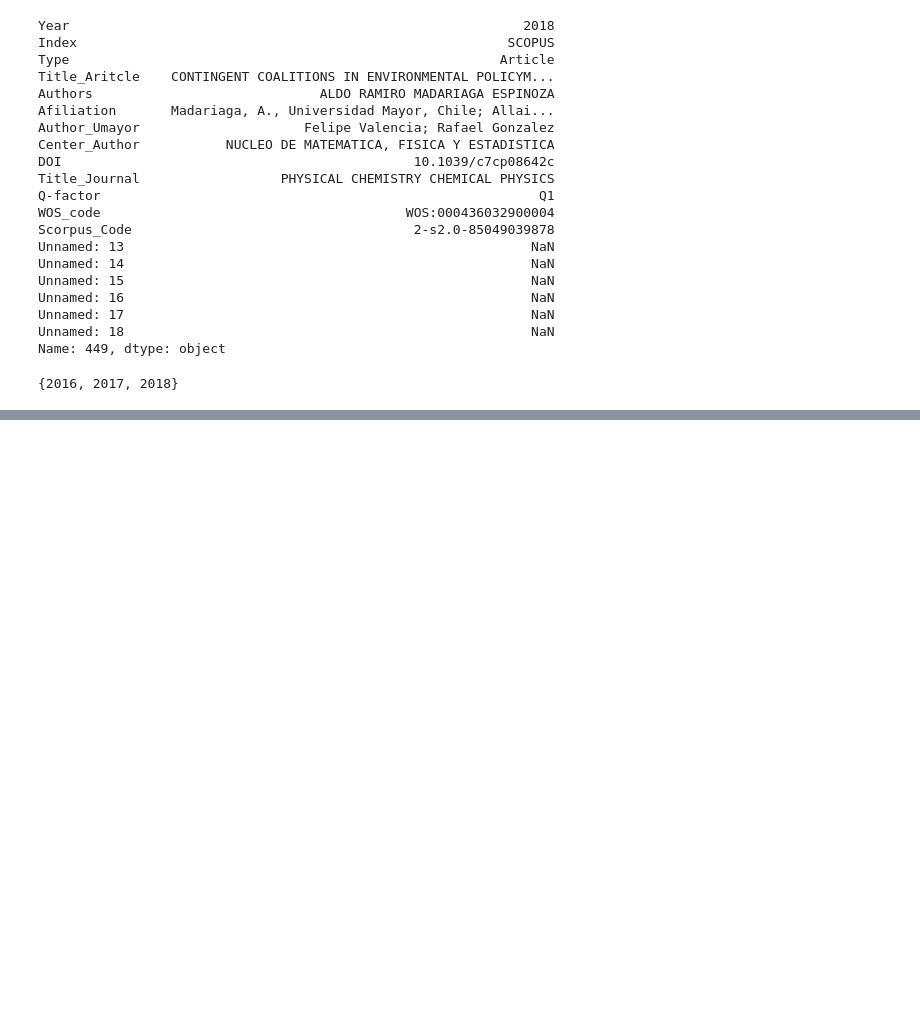
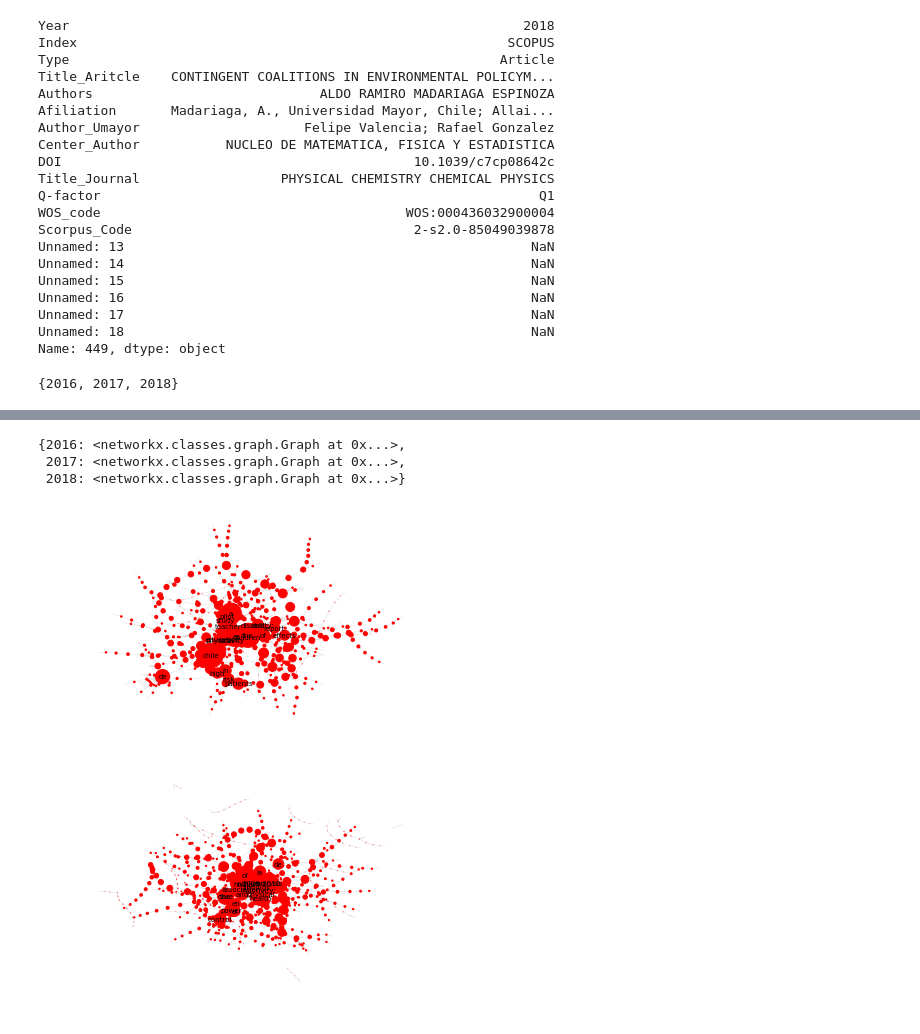
Before and after one commit to javiervz/datos, a Jupyter notebook: datos.ipynb, the cells around one changed output, grey strips where cells are left out. Cells and saved outputs as stored; diff of their text form; code cells hidden in the pictures; blank space fills up the shorter version.

```diff
--- a/datos.ipynb
+++ b/datos.ipynb
@@ -94,0 +109,2 @@ autores_dict
+# %%
+titles_dict = {year:[[word.lower() for word in title[0].split(' ') if word not in stopwords_list] for title in titles_dict[year]] for year in titles_dict.keys()}
@@ -94,0 +136,49 @@ autores_dict
+# %%
+def GoW_adj(text_clean,radius=1):
+    G=nx.Graph()
+    for sentence in text_clean:
+        if len(sentence)>1:
+            pairs=[]
+            for r in list(range(1,radius+1)):
+                pairs+=list(zip(sentence,sentence[r:]))#+list(zip(sentence,sentence[2:]))+list(zip(sentence,sentence[3:]))
+            for pair in pairs:
+                if G.has_edge(pair[0],pair[1])==False:
+                    G.add_edge(pair[0],pair[1],weight=1)
+                else:
+                    x=G[pair[0]][pair[1]]['weight']
+                    G[pair[0]][pair[1]]['weight']=x+1
+
+    return G
+# %%
+graphs = {year:GoW_adj(titles_dict[year]) for year in years}
+# %%
+graphs
+# %% [output]
+{2016: <networkx.classes.graph.Graph at 0x...>,
+ 2017: <networkx.classes.graph.Graph at 0x...>,
+ 2018: <networkx.classes.graph.Graph at 0x...>}
+# %%
+## visualización!!!
+
+import matplotlib.pyplot as plt
+
+def GoW_visualization(G,year):
+
+    G=nx.maximum_spanning_tree(G,weight='weight')
+    BC_nodes=nx.betweenness_centrality(G,weight='weight')
+    node_sizes=list(BC_nodes.values())
+    pos = nx.spring_layout(G)
+    labels={i:i for i in G.nodes if BC_nodes[i]>0.1}
+
+    nx.draw_networkx_nodes(G, pos, node_size = [1000*x for x in node_sizes],node_color='r') ## node_size según BC
+    nx.draw_networkx_edges(G, pos, alpha=0.5,width=0.25,edge_color='gray')
+    nx.draw_networkx_labels(G,pos,labels,font_size=7,font_color='k',font_family='sans-serif')
+    plt.axis('off')
+    plt.savefig('GoW'+str(year)+'.jpg', format='jpg', transparent=True, bbox_inches='tight',dpi=300)
+    plt.show()
+# %%
+for year in years:
+    GoW_visualization(graphs[year],year)
+# %% [output]
+[figure, added]
+[figure, added]
```
Also changed, not shown: parts of 11 cells of this notebook, 3 other files.
